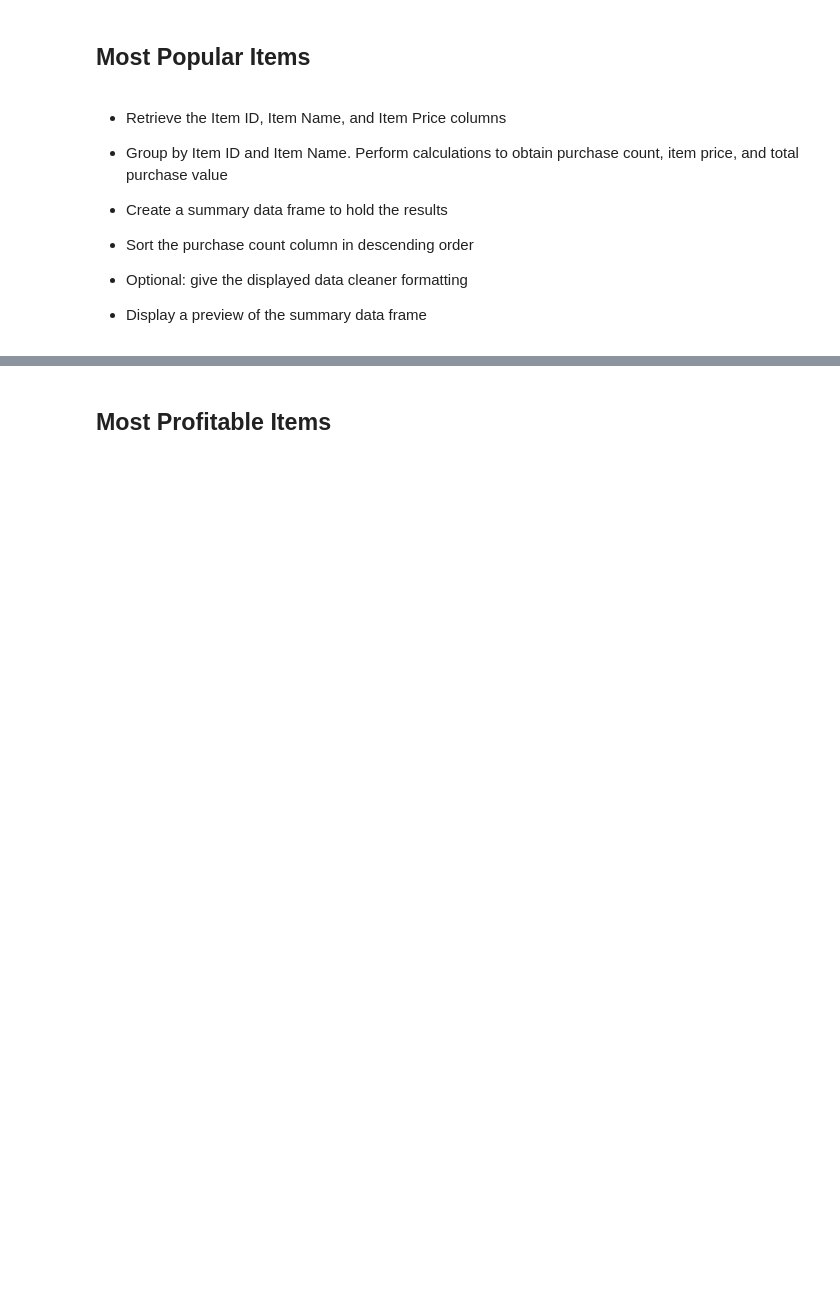
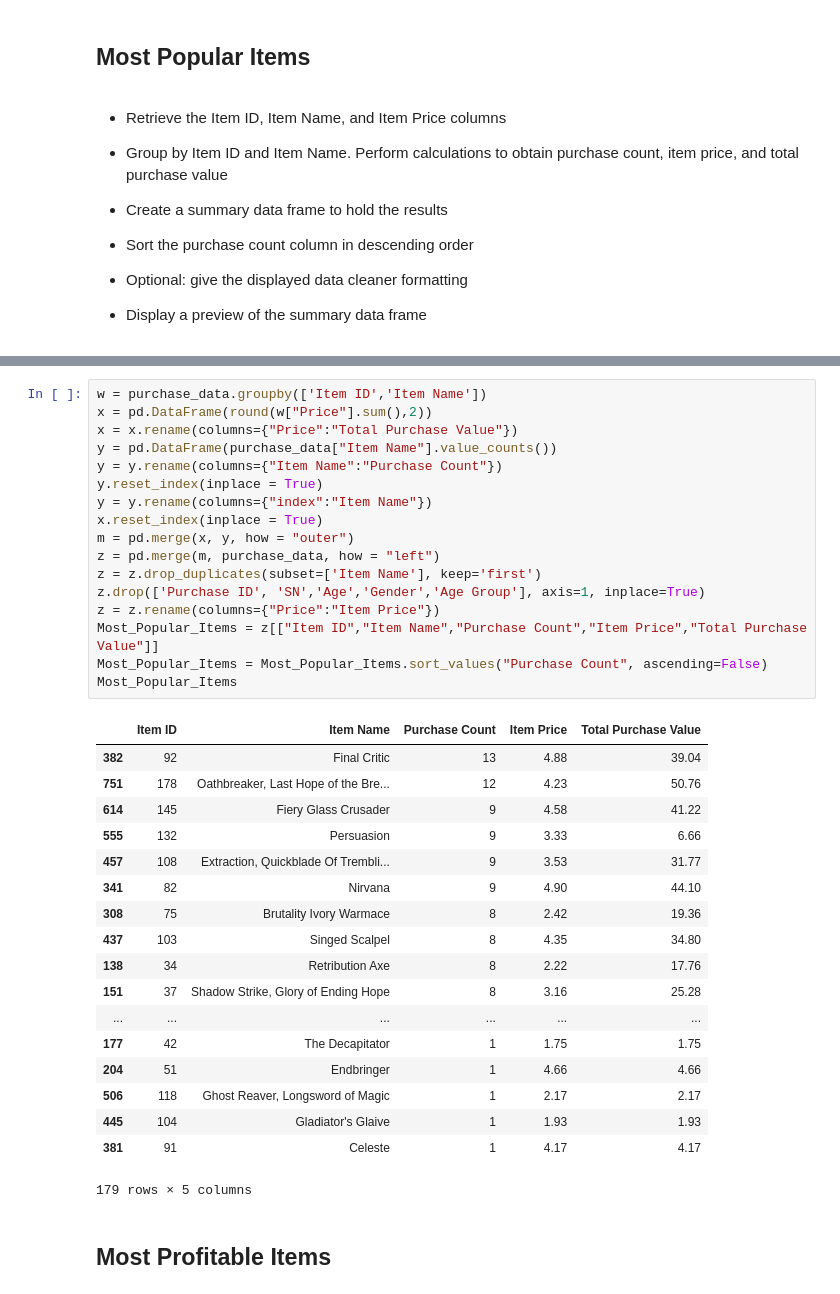
Before and after one commit to safwanengg/Pandas_Assignment_4, a Jupyter notebook: HeroesOfPymoli_starter.ipynb, the cells around one changed output, grey strips where cells are left out. Cells and saved outputs as stored; diff of their text form; blank space fills up the shorter version.

```diff
--- a/HeroesOfPymoli_starter.ipynb
+++ b/HeroesOfPymoli_starter.ipynb
@@ -341,3 +296,39 @@ Most_Profitable_Items
+# %%
+w = purchase_data.groupby(['Item ID','Item Name'])
+x = pd.DataFrame(round(w["Price"].sum(),2))
+x = x.rename(columns={"Price":"Total Purchase Value"})
+y = pd.DataFrame(purchase_data["Item Name"].value_counts())
+y = y.rename(columns={"Item Name":"Purchase Count"})
+y.reset_index(inplace = True)
+y = y.rename(columns={"index":"Item Name"})
+x.reset_index(inplace = True)
+m = pd.merge(x, y, how = "outer")
+z = pd.merge(m, purchase_data, how = "left")
+z = z.drop_duplicates(subset=['Item Name'], keep='first')
+z.drop(['Purchase ID', 'SN','Age','Gender','Age Group'], axis=1, inplace=True)
+z = z.rename(columns={"Price":"Item Price"})
+Most_Popular_Items = z[["Item ID","Item Name","Purchase Count","Item Price","Total Purchase Value"]]
+Most_Popular_Items = Most_Popular_Items.sort_values("Purchase Count", ascending=False)
+Most_Popular_Items
+# %% [output]
+|  | Item ID | Item Name | Purchase Count | Item Price | Total Purchase Value |
+| 382 | 92 | Final Critic | 13 | 4.88 | 39.04 |
+| 751 | 178 | Oathbreaker, Last Hope of the Bre... | 12 | 4.23 | 50.76 |
+| 614 | 145 | Fiery Glass Crusader | 9 | 4.58 | 41.22 |
+| 555 | 132 | Persuasion | 9 | 3.33 | 6.66 |
+| 457 | 108 | Extraction, Quickblade Of Trembli... | 9 | 3.53 | 31.77 |
+| 341 | 82 | Nirvana | 9 | 4.90 | 44.10 |
+| 308 | 75 | Brutality Ivory Warmace | 8 | 2.42 | 19.36 |
+| 437 | 103 | Singed Scalpel | 8 | 4.35 | 34.80 |
+| 138 | 34 | Retribution Axe | 8 | 2.22 | 17.76 |
+| 151 | 37 | Shadow Strike, Glory of Ending Hope | 8 | 3.16 | 25.28 |
+| ... | ... | ... | ... | ... | ... |
+| 177 | 42 | The Decapitator | 1 | 1.75 | 1.75 |
+| 204 | 51 | Endbringer | 1 | 4.66 | 4.66 |
+| 506 | 118 | Ghost Reaver, Longsword of Magic | 1 | 2.17 | 2.17 |
+| 445 | 104 | Gladiator's Glaive | 1 | 1.93 | 1.93 |
+| 381 | 91 | Celeste | 1 | 4.17 | 4.17 |
+179 rows × 5 columns
 # %% [markdown]
 ## Most Profitable Items
 # %% [markdown]
```
Also changed, not shown: parts of 18 cells of this notebook, 2 other files.
